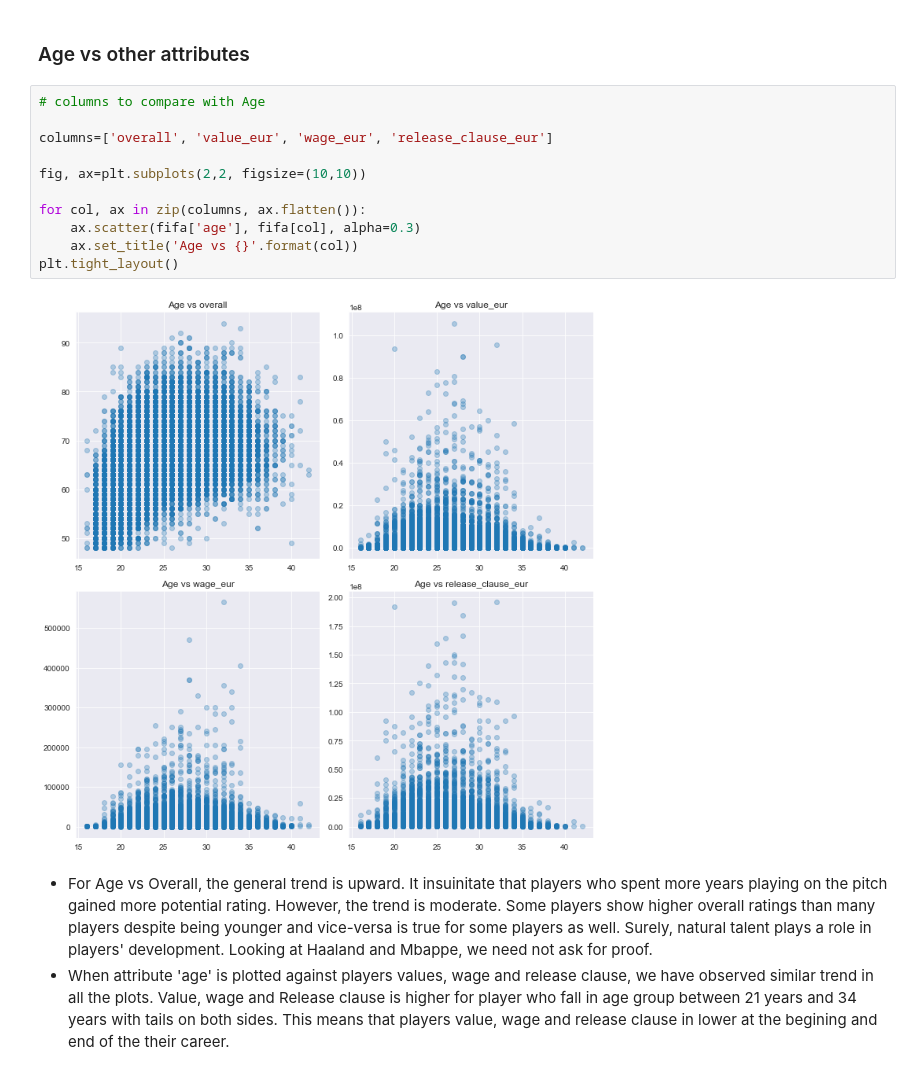
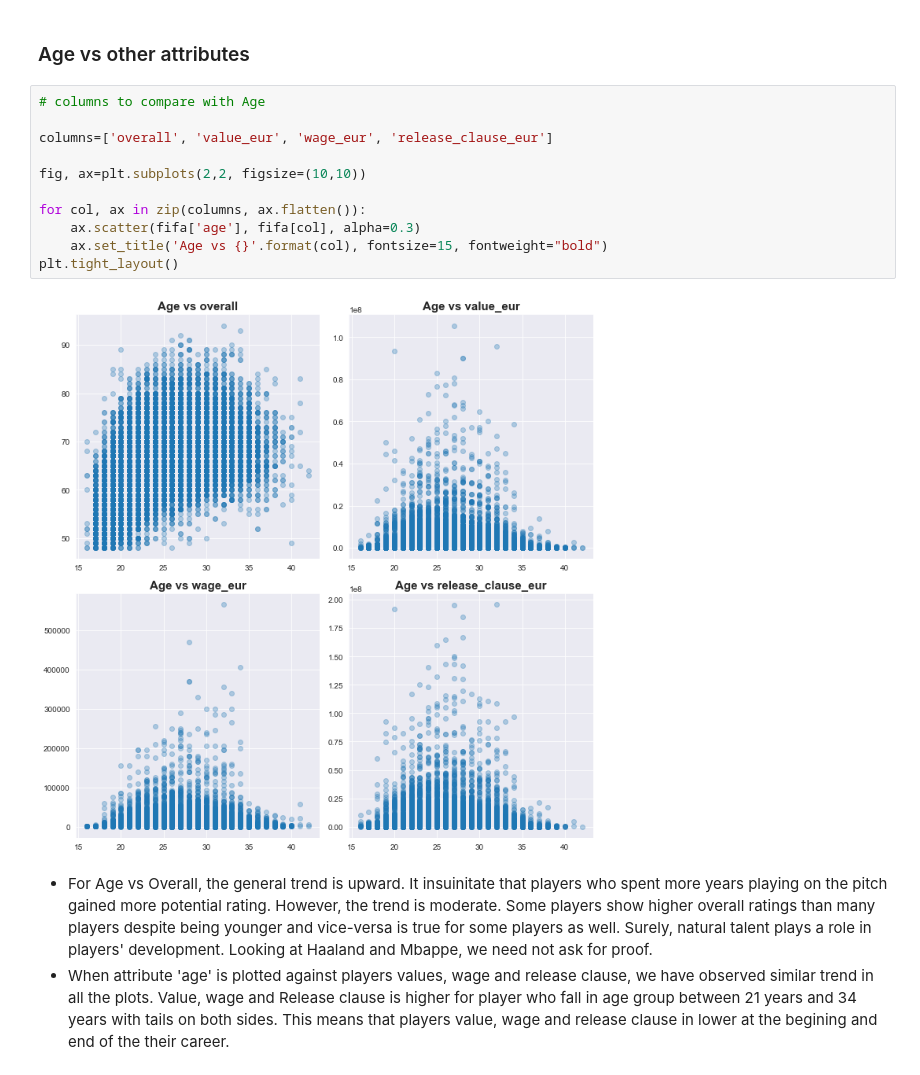
Before and after one commit to mdushetwar/Fifa-Players--EDA-Clustering, a Jupyter notebook: PRCP-1004-Fifa20.ipynb, the cells around one changed output. Saved outputs shown, nothing was run; the diff lists cells and outputs as text.

```diff
--- a/PRCP-1004-Fifa20.ipynb
+++ b/PRCP-1004-Fifa20.ipynb
@@ -326,16 +325,16 @@ Players weights are positively correlated with their heights. In other words, pl
 # %%
 # columns to compare with Age
 
 columns=['overall', 'value_eur', 'wage_eur', 'release_clause_eur']
 
 fig, ax=plt.subplots(2,2, figsize=(10,10))
 
 for col, ax in zip(columns, ax.flatten()):
     ax.scatter(fifa['age'], fifa[col], alpha=0.3)
-    ax.set_title('Age vs {}'.format(col))
+    ax.set_title('Age vs {}'.format(col), fontsize=15, fontweight="bold")
 plt.tight_layout()
 # %% [output]
-[figure, old version]
+[figure, new version]
 # %% [markdown]
 - For Age vs Overall, the general trend is upward. It insuinitate that players who spent more years playing on the pitch gained more potential rating. However, the trend is moderate. Some players show higher overall ratings than many players despite being younger and vice-versa is true for some players as well. Surely, natural talent plays a role in players' development. Looking at Haaland and Mbappe, we need not ask for proof.
 - When attribute 'age' is plotted against players values, wage and release clause, we have observed similar trend in all the plots. Value, wage and Release clause is higher for player who fall in age group between 21 years and 34 years with tails on both sides. This means that players value, wage and release clause in lower at the begining and end of the their career.
```
Also changed, not shown: parts of 21 cells of this notebook.
